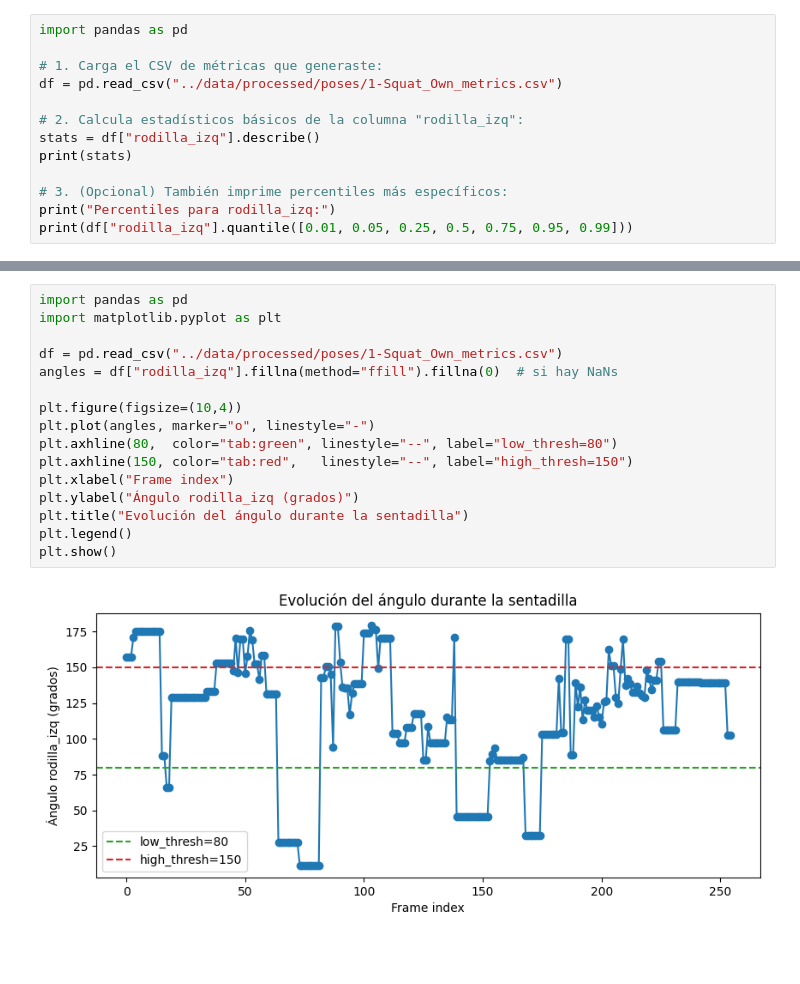
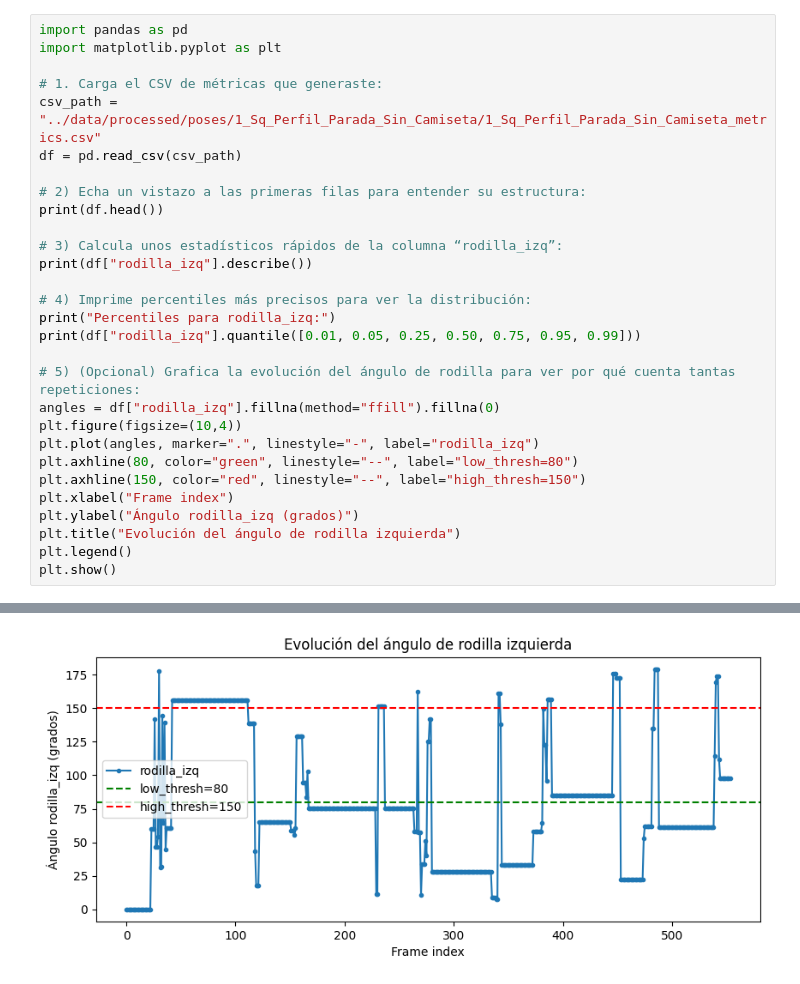
Before and after one commit to danielromero95/Fit_Control, a Jupyter notebook: notebooks/inspect_real_angles.ipynb, the cells around one changed output, grey strips where cells are left out. Cells and saved outputs as stored; diff of their text form; blank space fills up the shorter version.

```diff
--- a/notebooks/inspect_real_angles.ipynb
+++ b/notebooks/inspect_real_angles.ipynb
@@ -1,14 +1,30 @@
 # %%
 import pandas as pd
+import matplotlib.pyplot as plt
 
 # 1. Carga el CSV de métricas que generaste:
-df = pd.read_csv("../data/processed/poses/1-Squat_Own_metrics.csv")
+csv_path = "../data/processed/poses/1_Sq_Perfil_Parada_Sin_Camiseta/1_Sq_Perfil_Parada_Sin_Camiseta_metrics.csv"
+df = pd.read_csv(csv_path)
 
-# 2. Calcula estadísticos básicos de la columna "rodilla_izq":
-stats = df["rodilla_izq"].describe()
-print(stats)
+# 2) Echa un vistazo a las primeras filas para entender su estructura:
+print(df.head())
 
-# 3. (Opcional) También imprime percentiles más específicos:
+# 3) Calcula unos estadísticos rápidos de la columna “rodilla_izq”:
+print(df["rodilla_izq"].describe())
+
+# 4) Imprime percentiles más precisos para ver la distribución:
 print("Percentiles para rodilla_izq:")
-print(df["rodilla_izq"].quantile([0.01, 0.05, 0.25, 0.5, 0.75, 0.95, 0.99]))
+print(df["rodilla_izq"].quantile([0.01, 0.05, 0.25, 0.50, 0.75, 0.95, 0.99]))
+
+# 5) (Opcional) Grafica la evolución del ángulo de rodilla para ver por qué cuenta tantas repeticiones:
+angles = df["rodilla_izq"].fillna(method="ffill").fillna(0)
+plt.figure(figsize=(10,4))
+plt.plot(angles, marker=".", linestyle="-", label="rodilla_izq")
+plt.axhline(80, color="green", linestyle="--", label="low_thresh=80")
+plt.axhline(150, color="red", linestyle="--", label="high_thresh=150")
+plt.xlabel("Frame index")
+plt.ylabel("Ángulo rodilla_izq (grados)")
+plt.title("Evolución del ángulo de rodilla izquierda")
+plt.legend()
+plt.show()
 # %% [output]
@@ -33,18 +48 @@ Name: rodilla_izq, dtype: float64
+[figure, added]
-# %%
-import pandas as pd
-import matplotlib.pyplot as plt
-
-df = pd.read_csv("../data/processed/poses/1-Squat_Own_metrics.csv")
-angles = df["rodilla_izq"].fillna(method="ffill").fillna(0)  # si hay NaNs
-
-plt.figure(figsize=(10,4))
-plt.plot(angles, marker="o", linestyle="-")
-plt.axhline(80,  color="tab:green", linestyle="--", label="low_thresh=80")
-plt.axhline(150, color="tab:red",   linestyle="--", label="high_thresh=150")
-plt.xlabel("Frame index")
-plt.ylabel("Ángulo rodilla_izq (grados)")
-plt.title("Evolución del ángulo durante la sentadilla")
-plt.legend()
-plt.show()
-# %% [output]
-[figure, removed]
```
Also changed, not shown: parts of 1 cell of this notebook, 11 other files.
